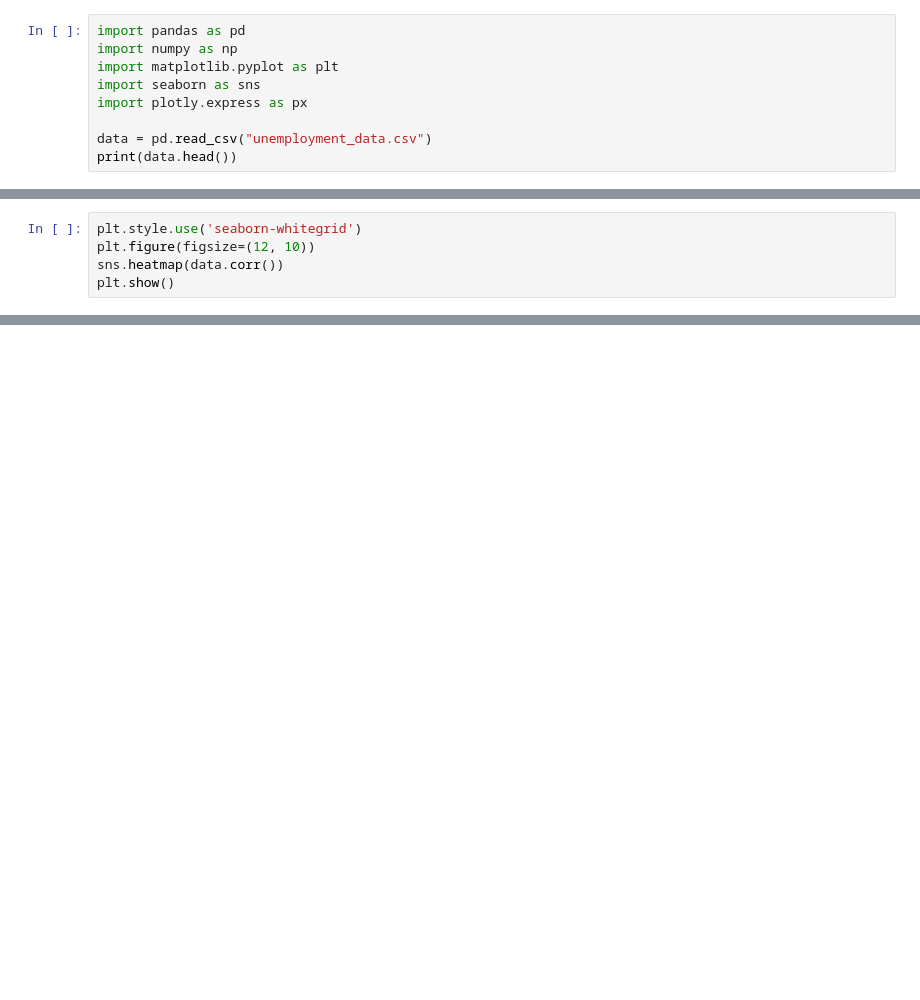
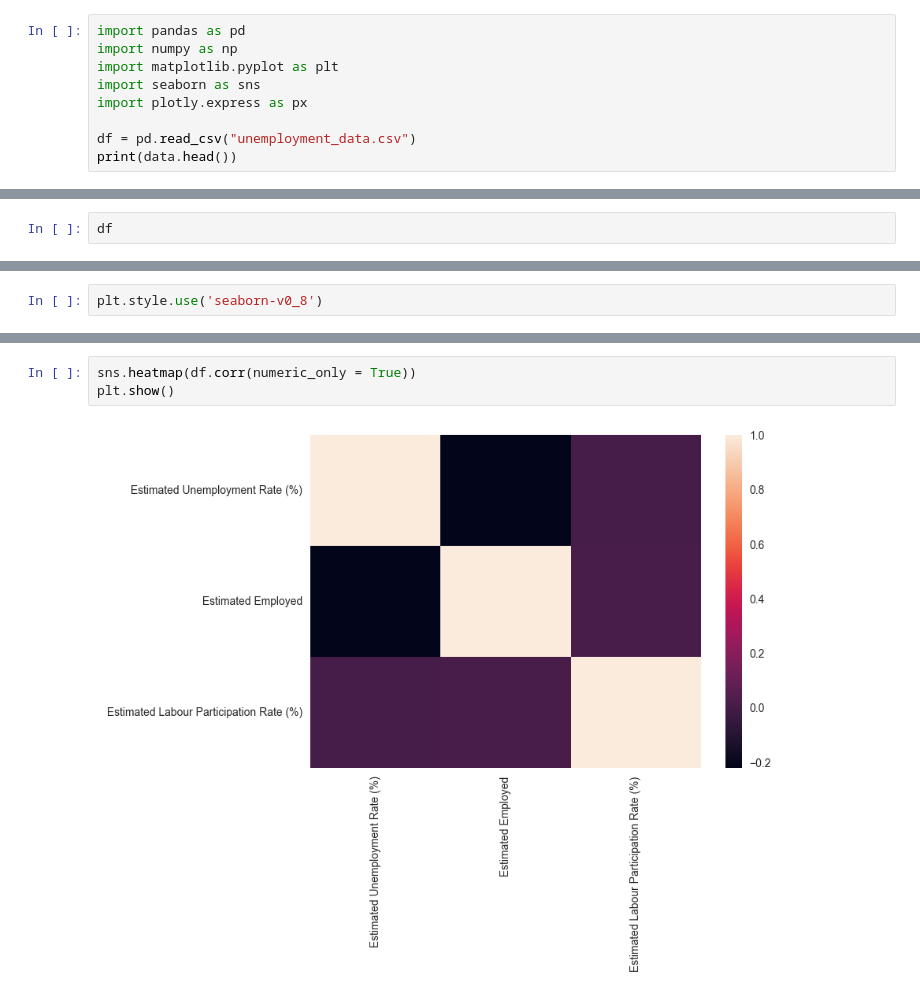
Before and after one commit to AmeyaPC/Oasis_Tasks, a Jupyter notebook: Unemployement Aanyiss With Python/UNEMPLOYMENT ANALYSIS WITH PYTHON.ipynb, the cells around one changed output, grey strips where cells are left out. Drawn from its saved outputs; the diff is of its cells as text; blank space fills up the shorter version.

```diff
--- a/Unemployement Aanyiss With Python/UNEMPLOYMENT ANALYSIS WITH PYTHON.ipynb
+++ b/Unemployement Aanyiss With Python/UNEMPLOYMENT ANALYSIS WITH PYTHON.ipynb
@@ -5,5 +5,5 @@ import matplotlib.pyplot as plt
 import seaborn as sns
 import plotly.express as px
 
-data = pd.read_csv("unemployment_data.csv")
+df = pd.read_csv("unemployment_data.csv")
 print(data.head())
@@ -12,5 +35,2 @@ print(data.isnull().sum())
 # %%
-plt.style.use('seaborn-whitegrid')
-plt.figure(figsize=(12, 10))
-sns.heatmap(data.corr())
-plt.show()
+df
@@ -36,0 +87,2 @@ figure.show()
+# %%
+plt.style.use('seaborn-v0_8')
@@ -36,0 +101,5 @@ figure.show()
+# %%
+sns.heatmap(df.corr(numeric_only = True))
+plt.show()
+# %% [output]
+[figure, added]
```
Also changed, not shown: parts of 8 cells of this notebook, 3 other files.
